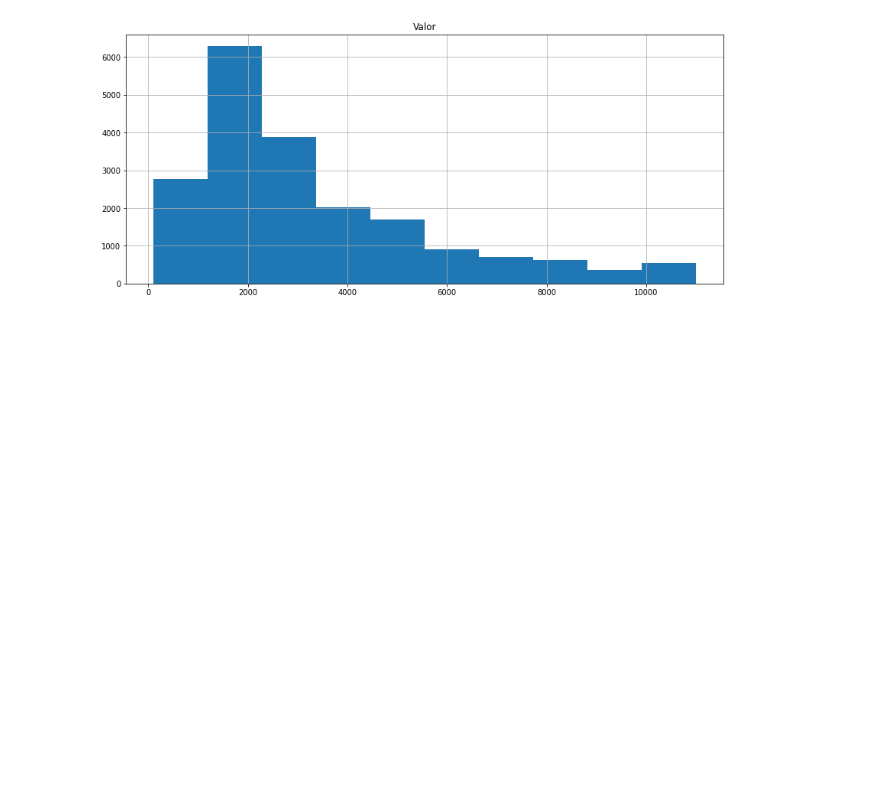
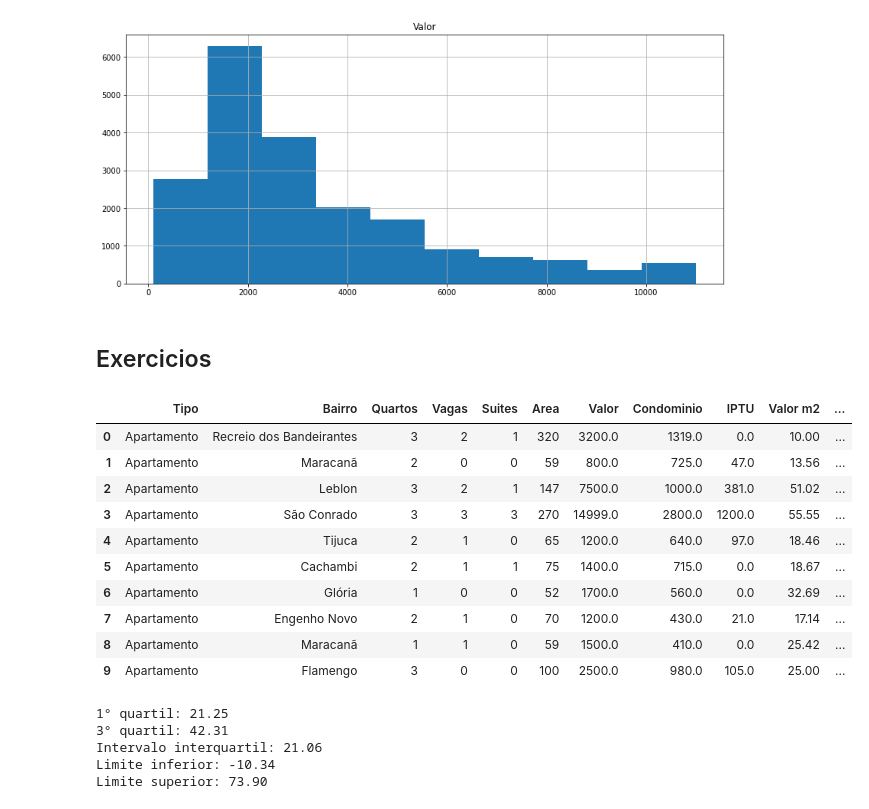
Before and after one commit to cglima/alura-python-pandas-tratando-e-analisando-dados, a Jupyter notebook: notebook/identificando-e-removendo-outliers.ipynb, the cells around one changed output. Saved outputs shown, nothing was run; the diff lists cells and outputs as text; code cells hidden in the pictures; blank space fills up the shorter version.

```diff
--- a/notebook/identificando-e-removendo-outliers.ipynb
+++ b/notebook/identificando-e-removendo-outliers.ipynb
@@ -46,3 +46,5 @@ dados_new.hist(['Valor'])
 array([[<AxesSubplot:title={'center':'Valor'}>]], dtype=object)
 [figure]
 [figure]
+# %% [markdown]
+## Exercicios
@@ -48,0 +53,15 @@ array([[<AxesSubplot:title={'center':'Valor'}>]], dtype=object)
+# %%
+dados = pd.read_csv('../data/aluguel/aluguel_amostra.csv', sep = ';')
+dados.head(10)
+# %% [output]
+|  | Tipo | Bairro | Quartos | Vagas | Suites | Area | Valor | Condominio | IPTU | Valor m2 | ... |
+| 0 | Apartamento | Recreio dos Bandeirantes | 3 | 2 | 1 | 320 | 3200.0 | 1319.0 | 0.0 | 10.00 | ... |
+| 1 | Apartamento | Maracanã | 2 | 0 | 0 | 59 | 800.0 | 725.0 | 47.0 | 13.56 | ... |
+| 2 | Apartamento | Leblon | 3 | 2 | 1 | 147 | 7500.0 | 1000.0 | 381.0 | 51.02 | ... |
+| 3 | Apartamento | São Conrado | 3 | 3 | 3 | 270 | 14999.0 | 2800.0 | 1200.0 | 55.55 | ... |
+| 4 | Apartamento | Tijuca | 2 | 1 | 0 | 65 | 1200.0 | 640.0 | 97.0 | 18.46 | ... |
+| 5 | Apartamento | Cachambi | 2 | 1 | 1 | 75 | 1400.0 | 715.0 | 0.0 | 18.67 | ... |
+| 6 | Apartamento | Glória | 1 | 0 | 0 | 52 | 1700.0 | 560.0 | 0.0 | 32.69 | ... |
+| 7 | Apartamento | Engenho Novo | 2 | 1 | 0 | 70 | 1200.0 | 430.0 | 21.0 | 17.14 | ... |
+| 8 | Apartamento | Maracanã | 1 | 1 | 0 | 59 | 1500.0 | 410.0 | 0.0 | 25.42 | ... |
+| 9 | Apartamento | Flamengo | 3 | 0 | 0 | 100 | 2500.0 | 980.0 | 105.0 | 25.00 | ... |
@@ -48,0 +76,12 @@ array([[<AxesSubplot:title={'center':'Valor'}>]], dtype=object)
+# %%
+print(f'1° quartil: {q1}')
+print(f'3° quartil: {q3}')
+print(f'Intervalo interquartil: {iiq:.2f}')
+print(f'Limite inferior: {limite_inferior:.2f}')
+print(f'Limite superior: {limite_superior:.2f}')
+# %% [output]
+1° quartil: 21.25
+3° quartil: 42.31
+Intervalo interquartil: 21.06
+Limite inferior: -10.34
+Limite superior: 73.90
```
Also changed, not shown: parts of 3 cells of this notebook, 1 other file.
